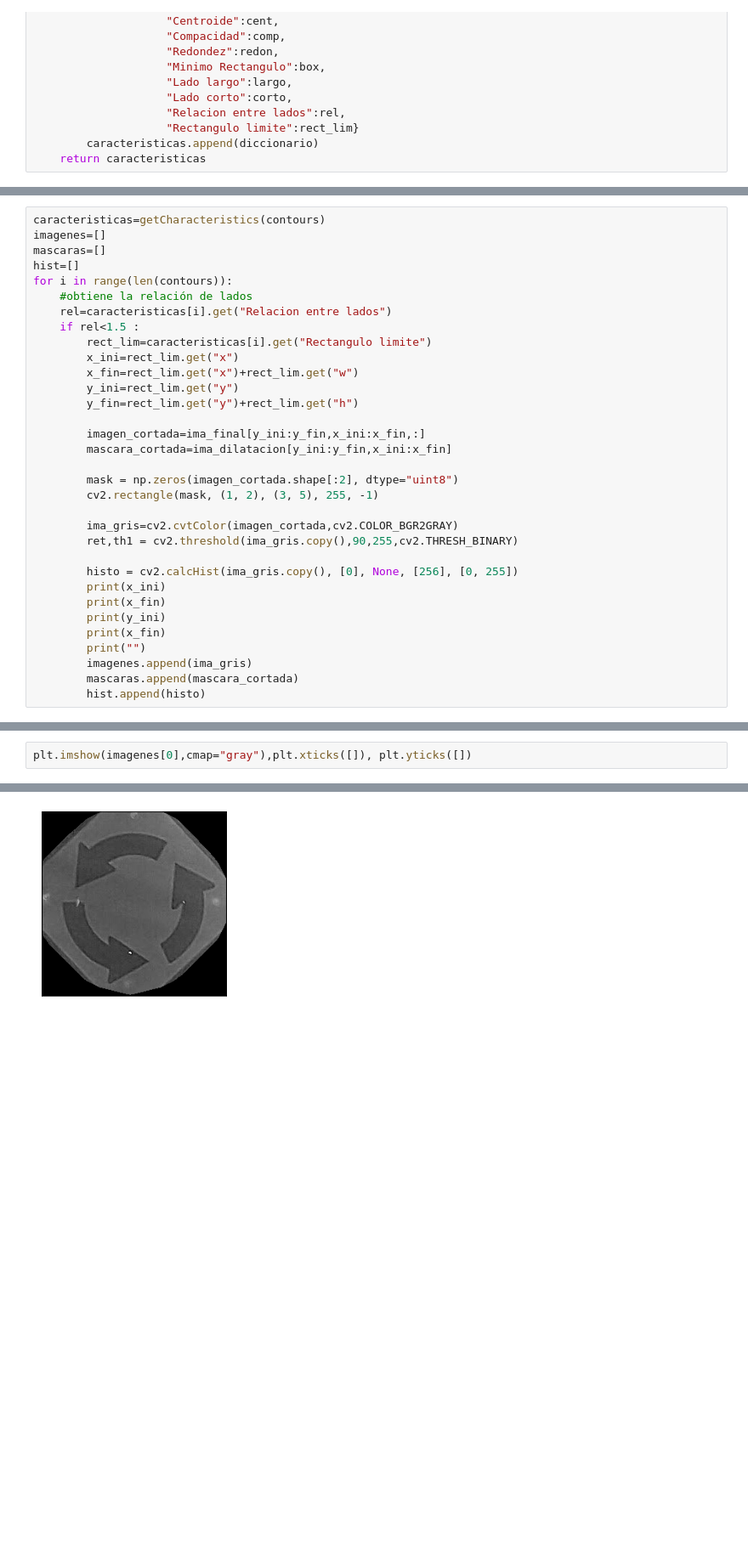
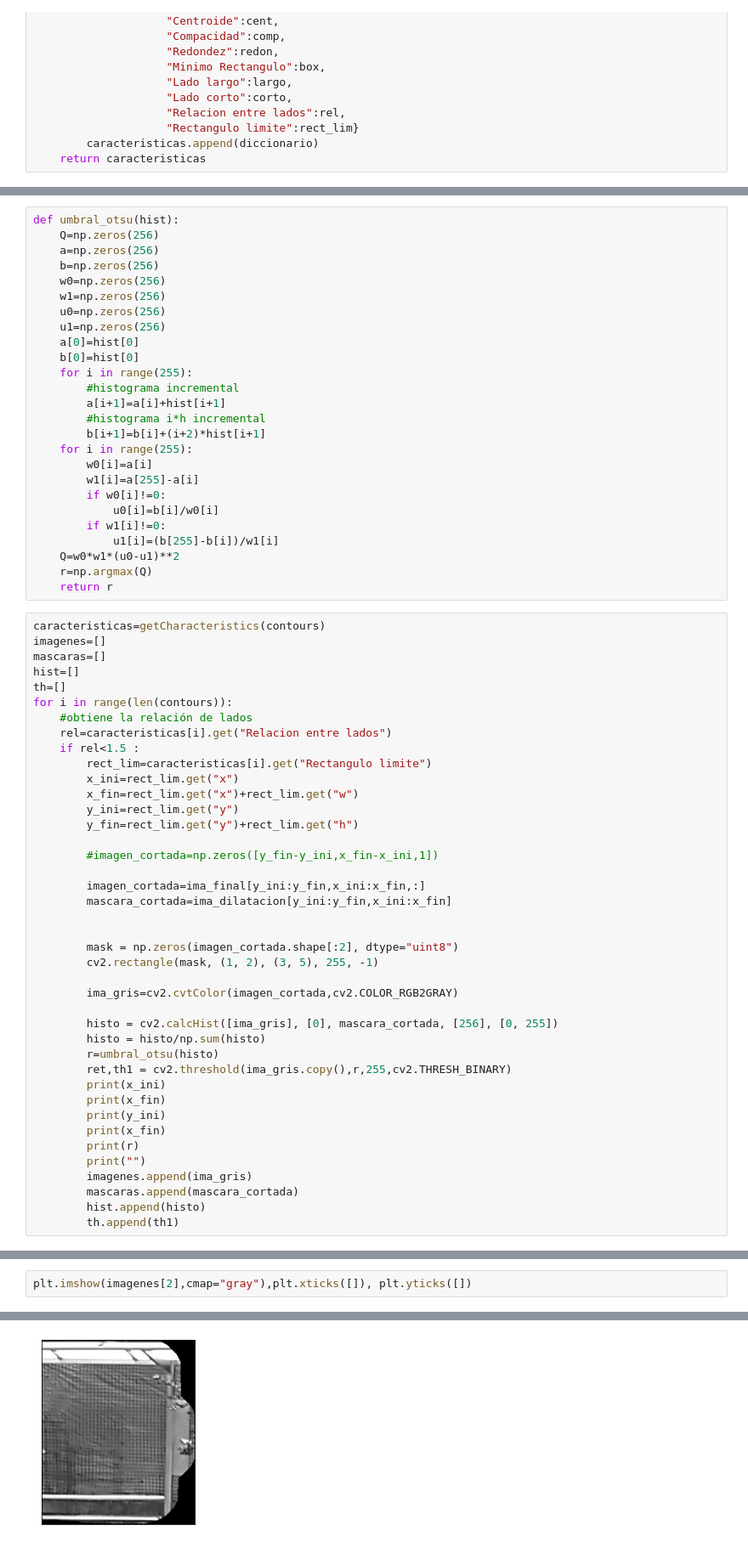
Before and after one commit to jspinaj/Computer-Vision, a Jupyter notebook: Segundo Avance/Circulos adaptativo.ipynb, the cells around one changed output, grey strips where cells are left out. Shown at 85% size. Cells and saved outputs as stored; diff of their text form; blank space fills up the shorter version.

```diff
--- a/Segundo Avance/Circulos adaptativo.ipynb
+++ b/Segundo Avance/Circulos adaptativo.ipynb
@@ -446,8 +485,35 @@ def getCharacteristics(contornos):
+# %%
+def umbral_otsu(hist):
+    Q=np.zeros(256)
+    a=np.zeros(256)
+    b=np.zeros(256)
+    w0=np.zeros(256)
+    w1=np.zeros(256)
+    u0=np.zeros(256)
+    u1=np.zeros(256)
+    a[0]=hist[0]
+    b[0]=hist[0]
+    for i in range(255):
+        #histograma incremental
+        a[i+1]=a[i]+hist[i+1]
+        #histograma i*h incremental
+        b[i+1]=b[i]+(i+2)*hist[i+1]
+    for i in range(255):
+        w0[i]=a[i]
+        w1[i]=a[255]-a[i]
+        if w0[i]!=0:
+            u0[i]=b[i]/w0[i]
+        if w1[i]!=0:
+            u1[i]=(b[255]-b[i])/w1[i]
+    Q=w0*w1*(u0-u1)**2
+    r=np.argmax(Q)
+    return r
 # %%
 caracteristicas=getCharacteristics(contours)
 imagenes=[]
 mascaras=[]
 hist=[]
+th=[]
 for i in range(len(contours)):
     #obtiene la relación de lados
     rel=caracteristicas[i].get("Relacion entre lados")
@@ -458,22 +524,29 @@ for i in range(len(contours)):
         y_ini=rect_lim.get("y")
         y_fin=rect_lim.get("y")+rect_lim.get("h")
 
+        #imagen_cortada=np.zeros([y_fin-y_ini,x_fin-x_ini,1])
+
         imagen_cortada=ima_final[y_ini:y_fin,x_ini:x_fin,:]
         mascara_cortada=ima_dilatacion[y_ini:y_fin,x_ini:x_fin]
+
 
         mask = np.zeros(imagen_cortada.shape[:2], dtype="uint8")
         cv2.rectangle(mask, (1, 2), (3, 5), 255, -1)
 
-        ima_gris=cv2.cvtColor(imagen_cortada,cv2.COLOR_BGR2GRAY)
-        ret,th1 = cv2.threshold(ima_gris.copy(),90,255,cv2.THRESH_BINARY)
+        ima_gris=cv2.cvtColor(imagen_cortada,cv2.COLOR_RGB2GRAY)
 
-        histo = cv2.calcHist(ima_gris.copy(), [0], None, [256], [0, 255])
+        histo = cv2.calcHist([ima_gris], [0], mascara_cortada, [256], [0, 255])
+        histo = histo/np.sum(histo)
+        r=umbral_otsu(histo)
+        ret,th1 = cv2.threshold(ima_gris.copy(),r,255,cv2.THRESH_BINARY)
         print(x_ini)
         print(x_fin)
         print(y_ini)
         print(x_fin)
+        print(r)
         print("")
         imagenes.append(ima_gris)
         mascaras.append(mascara_cortada)
         hist.append(histo)
+        th.append(th1)
 # %% [output]
@@ -484,5 +576,5 @@ for i in range(len(contours)):
 # %%
-plt.imshow(imagenes[0],cmap="gray"),plt.xticks([]), plt.yticks([])
+plt.imshow(imagenes[2],cmap="gray"),plt.xticks([]), plt.yticks([])
 # %% [output]
 (<matplotlib.image.AxesImage at 0x...>, ([], []), ([], []))
-[figure, old version]
+[figure, new version]
```
Also changed, not shown: parts of 36 cells of this notebook, 4 other files.
